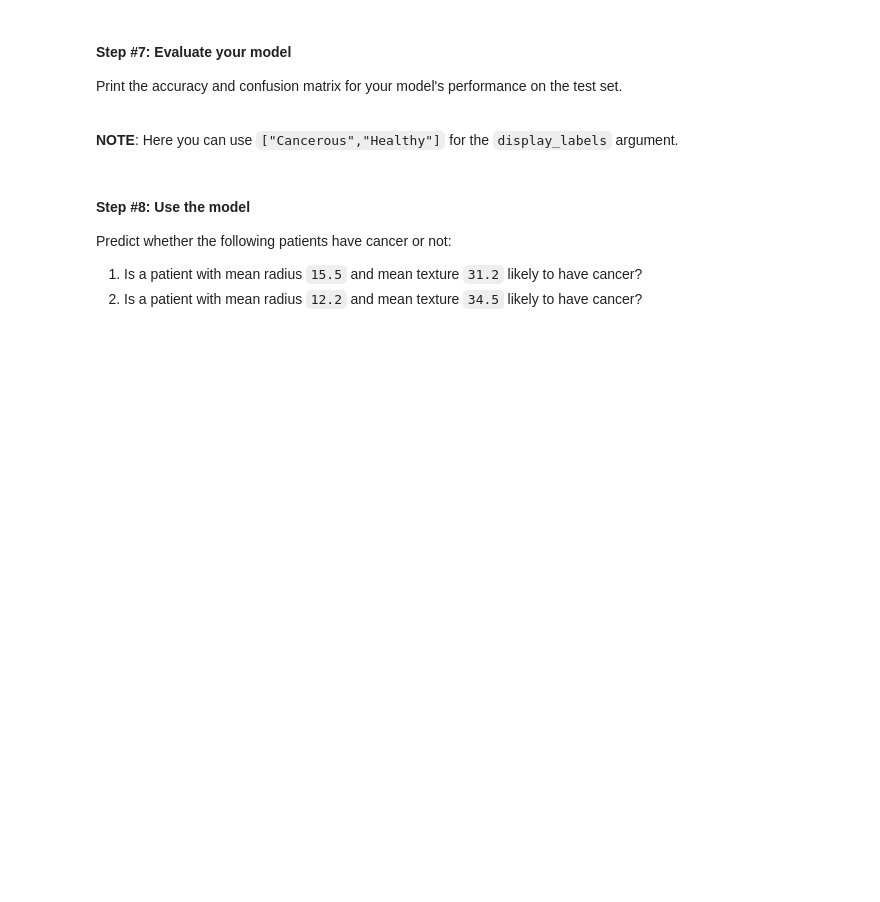
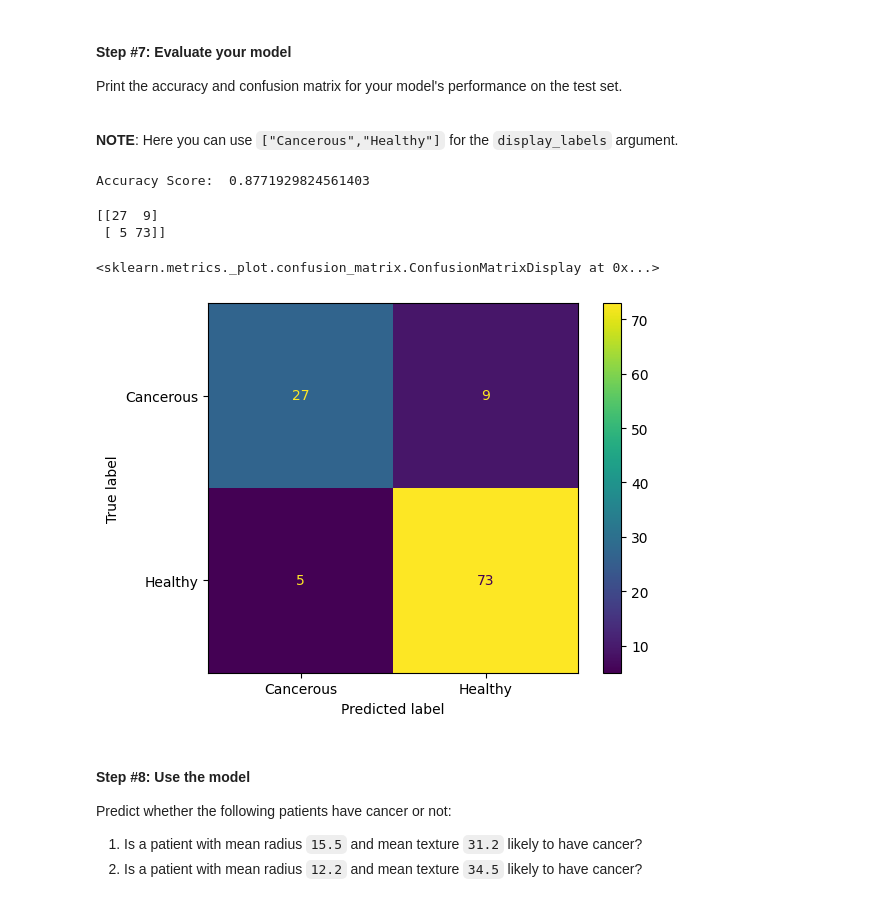
Before and after one commit to jzniu/AWS-Part1-Student-Notebooks, a Jupyter notebook: TRAIN AWS Part I Day 7 Lab Notebook [STUDENT].ipynb, the cells around one changed output. Saved outputs shown, nothing was run; the diff lists cells and outputs as text; code cells hidden in the pictures; blank space fills up the shorter version.

```diff
--- a/TRAIN AWS Part I Day 7 Lab Notebook [STUDENT].ipynb
+++ b/TRAIN AWS Part I Day 7 Lab Notebook [STUDENT].ipynb
@@ -227,3 +227,15 @@ metrics.ConfusionMatrixDisplay.from_predictions(# COMPLETE THIS CODE
+# %%
+print("Accuracy Score: ", str(model.score(X_test, y_test)))
+# %% [output]
+Accuracy Score:  0.8771929824561403
+# %%
+print(metrics.confusion_matrix(y_test,model.predict(X_test)))
+metrics.ConfusionMatrixDisplay.from_predictions(display_labels=["Cancerous","Healthy"], y_true=y_test, y_pred=model.predict(X_test))
+# %% [output]
+[[27  9]
+ [ 5 73]]
+<sklearn.metrics._plot.confusion_matrix.ConfusionMatrixDisplay at 0x...>
+[figure, added]
 # %% [markdown]
 #### **Step #8: Use the model**
 
```
Also changed, not shown: parts of 3 cells of this notebook.
